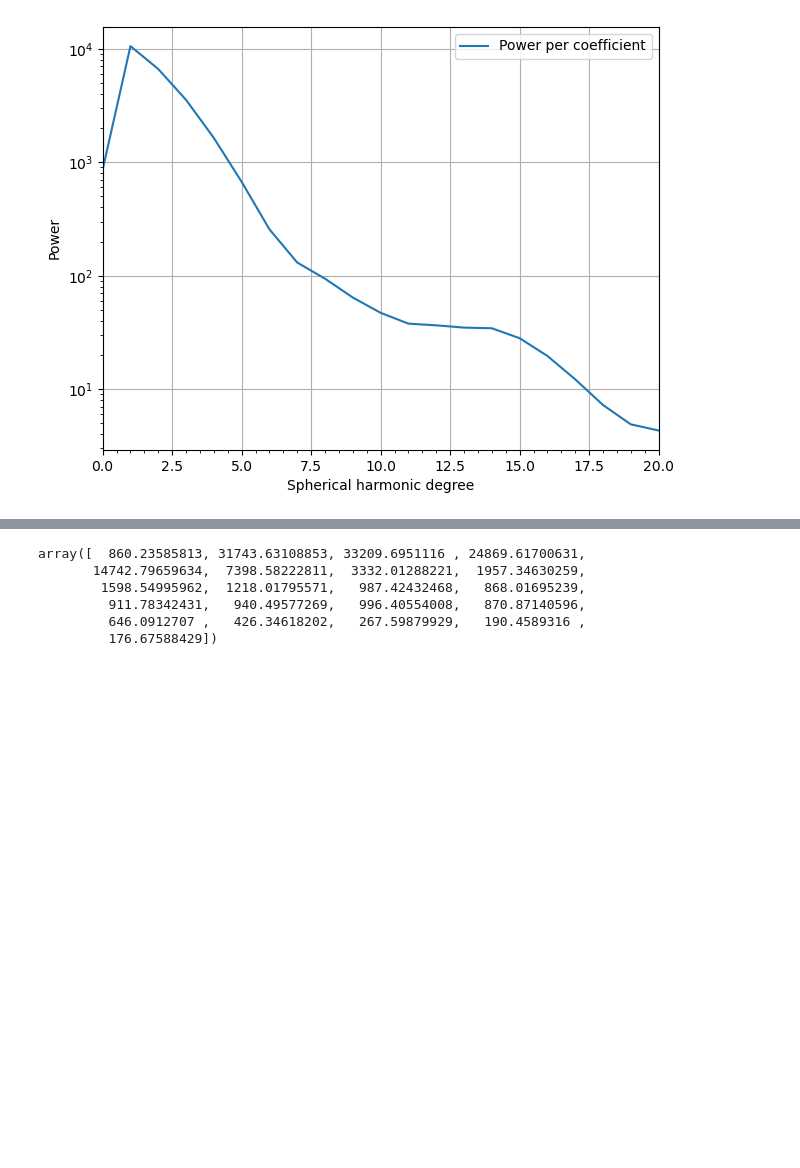
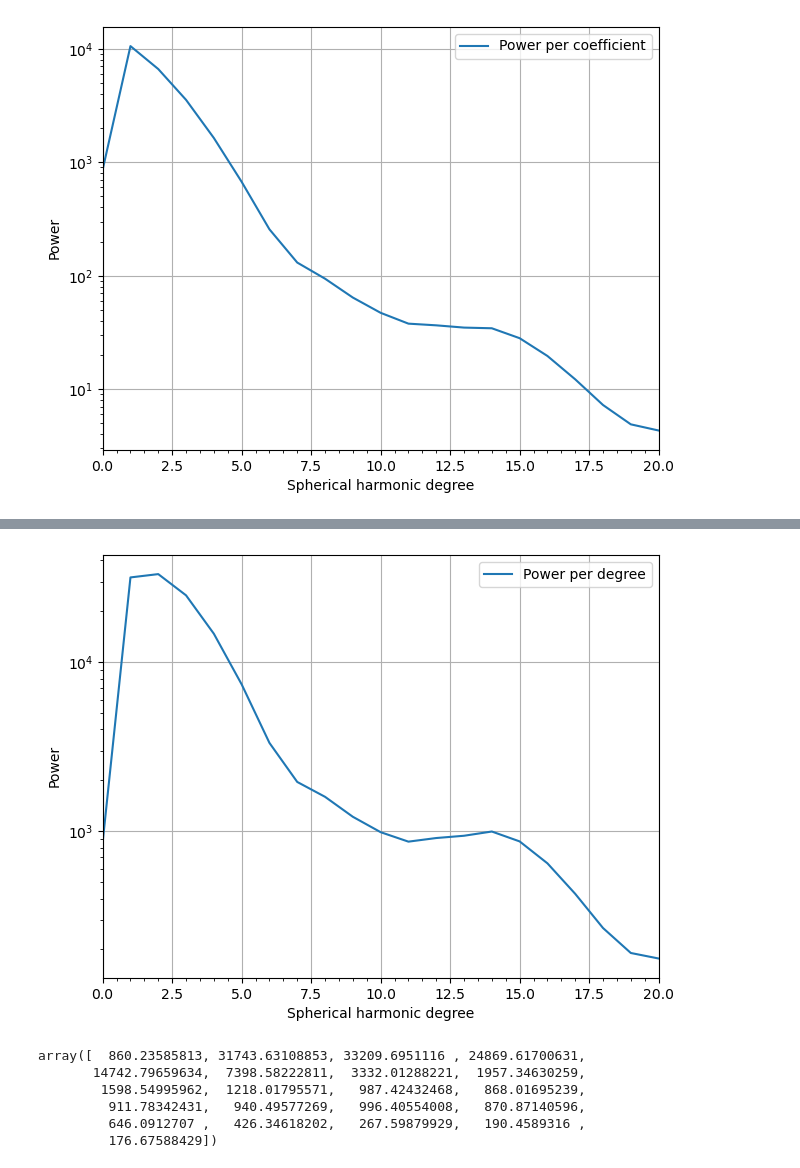
Before and after one commit to lengfei5/sphericalHarmonics_decomposition, a Jupyter notebook: test_SH_organoid.ipynb, the cells around one changed output, grey strips where cells are left out. Saved outputs shown, nothing was run; the diff lists cells and outputs as text; code cells hidden in the pictures; blank space fills up the shorter version.

```diff
--- a/test_SH_organoid.ipynb
+++ b/test_SH_organoid.ipynb
@@ -277,0 +290,11 @@ outDir = path_results
+# %%
+radiusDiscretisation = 50
+N = 200
+FFTexpansion = radiusDiscretisation
+expo = 1.0
+#print(outDir)
+# %%
+from itertools import chain
+col_names =  [['image', 'cyst_index', 'cyst_size', 'cyst_r'], ['power_per_l'+i for i in map(str, range(lmax+1))], ['power_per_lm'+i for i in map(str, range(lmax+1))]]
+col_names = list(chain(*col_names))
+#col_names
@@ -640,3 +833,8 @@ array([  860.23585813, 10581.21036284,  6641.93902232,  3552.80242947,
+# %%
+fig, ax = clm.plot_spectrum(show=False, lmax = 20, convention = 'power', unit = "per_l")
+plt.savefig(os.path.join(outDir, str(fileName + "_SH_power_per_l.pdf")))
+# %% [output]
+[figure, added]
 # %%
 clm.spectrum(lmax = 20, convention = 'power', unit = "per_l")
 # %% [output]
```
Also changed, not shown: parts of 29 cells of this notebook, 1 other file.
